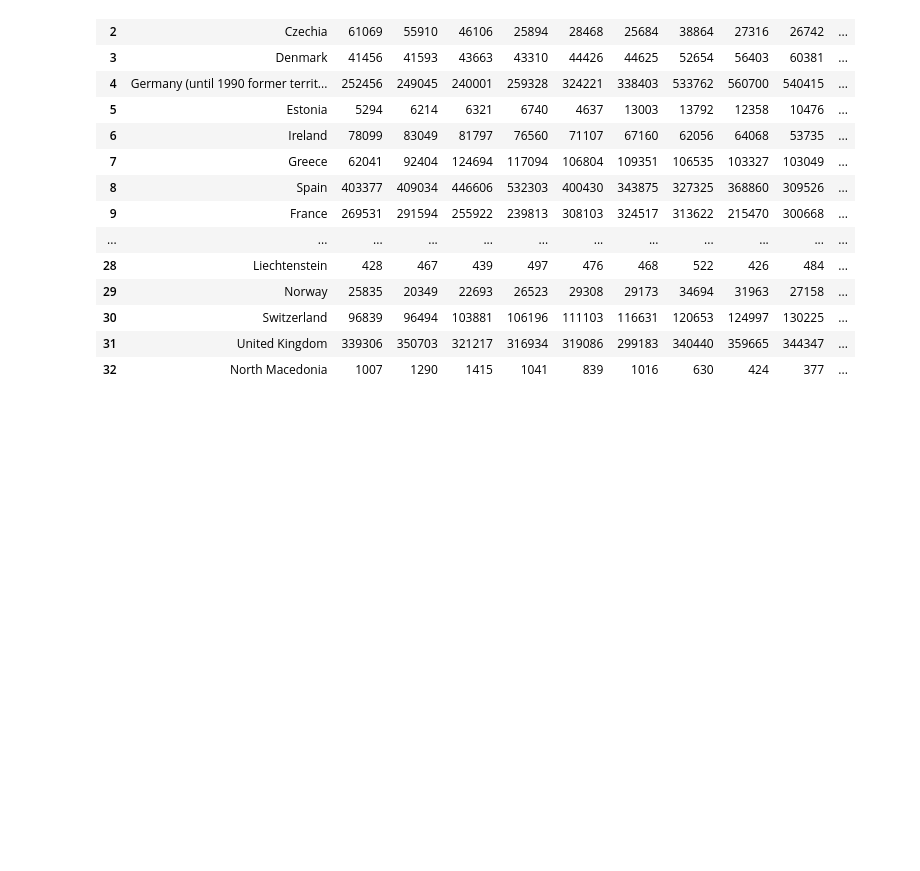
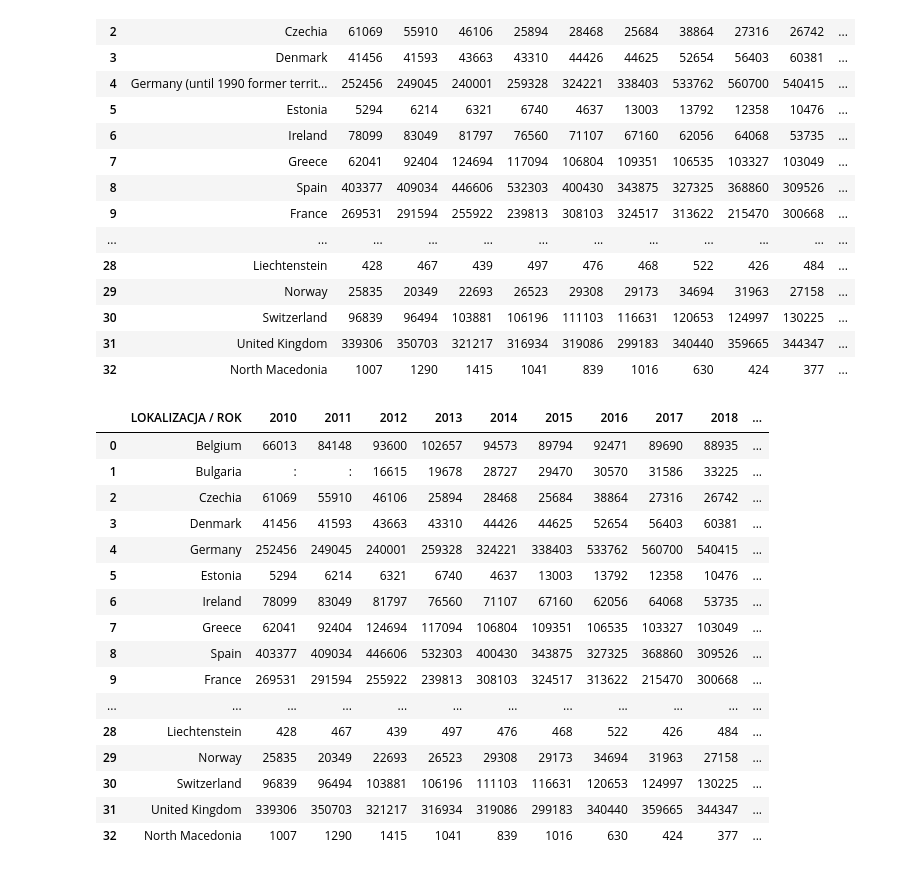
Before and after one commit to jkrotoszynska/python, a Jupyter notebook: zaliczenie.ipynb, the cells around one changed output. Saved outputs shown, nothing was run; the diff lists cells and outputs as text; code cells hidden in the pictures; blank space fills up the shorter version.

```diff
--- a/zaliczenie.ipynb
+++ b/zaliczenie.ipynb
@@ -50,4 +68,30 @@ df
 | 30 | Switzerland | 96839 | 96494 | 103881 | 106196 | 111103 | 116631 | 120653 | 124997 | 130225 | ... |
 | 31 | United Kingdom | 339306 | 350703 | 321217 | 316934 | 319086 | 299183 | 340440 | 359665 | 344347 | ... |
 | 32 | North Macedonia | 1007 | 1290 | 1415 | 1041 | 839 | 1016 | 630 | 424 | 377 | ... |
+# %%
+#df=df.set_index('LOKALIZACJA')
+###df['LOKALIZACJA / ROK'].replace({'Germany (until 1990 former territory of the FRG)':'Germany'})
+#df=df.rename(columns={'Germany (until 1990 former territory of the FRG)':'Germany'})
+#---------------------------------------------
+# Dla przejrzystości danych i poprawnej daleszej analizy zmieńmy nazwę komórki Niemiec
+df = df.replace(['Germany (until 1990 former territory of the FRG)'], 'Germany')##to chyba dziala
+df
+# %% [output]
+|  | LOKALIZACJA / ROK | 2010 | 2011 | 2012 | 2013 | 2014 | 2015 | 2016 | 2017 | 2018 | ... |
+| 0 | Belgium | 66013 | 84148 | 93600 | 102657 | 94573 | 89794 | 92471 | 89690 | 88935 | ... |
+| 1 | Bulgaria | : | : | 16615 | 19678 | 28727 | 29470 | 30570 | 31586 | 33225 | ... |
+| 2 | Czechia | 61069 | 55910 | 46106 | 25894 | 28468 | 25684 | 38864 | 27316 | 26742 | ... |
+| 3 | Denmark | 41456 | 41593 | 43663 | 43310 | 44426 | 44625 | 52654 | 56403 | 60381 | ... |
+| 4 | Germany | 252456 | 249045 | 240001 | 259328 | 324221 | 338403 | 533762 | 560700 | 540415 | ... |
+| 5 | Estonia | 5294 | 6214 | 6321 | 6740 | 4637 | 13003 | 13792 | 12358 | 10476 | ... |
+| 6 | Ireland | 78099 | 83049 | 81797 | 76560 | 71107 | 67160 | 62056 | 64068 | 53735 | ... |
+| 7 | Greece | 62041 | 92404 | 124694 | 117094 | 106804 | 109351 | 106535 | 103327 | 103049 | ... |
+| 8 | Spain | 403377 | 409034 | 446606 | 532303 | 400430 | 343875 | 327325 | 368860 | 309526 | ... |
+| 9 | France | 269531 | 291594 | 255922 | 239813 | 308103 | 324517 | 313622 | 215470 | 300668 | ... |
+| ... | ... | ... | ... | ... | ... | ... | ... | ... | ... | ... | ... |
+| 28 | Liechtenstein | 428 | 467 | 439 | 497 | 476 | 468 | 522 | 426 | 484 | ... |
+| 29 | Norway | 25835 | 20349 | 22693 | 26523 | 29308 | 29173 | 34694 | 31963 | 27158 | ... |
+| 30 | Switzerland | 96839 | 96494 | 103881 | 106196 | 111103 | 116631 | 120653 | 124997 | 130225 | ... |
+| 31 | United Kingdom | 339306 | 350703 | 321217 | 316934 | 319086 | 299183 | 340440 | 359665 | 344347 | ... |
+| 32 | North Macedonia | 1007 | 1290 | 1415 | 1041 | 839 | 1016 | 630 | 424 | 377 | ... |
 # %%
```
Also changed, not shown: parts of 11 cells of this notebook, 1 other file.
